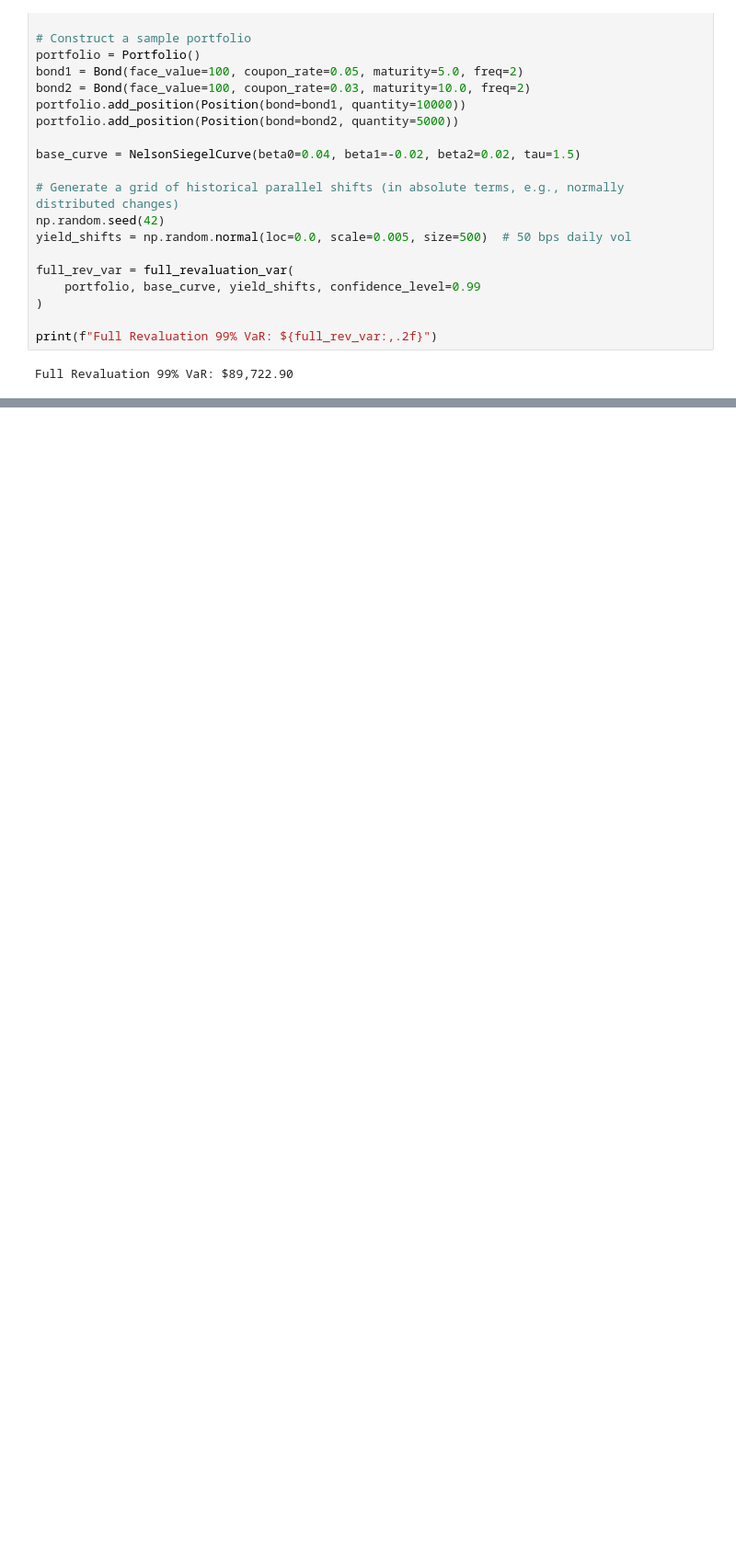
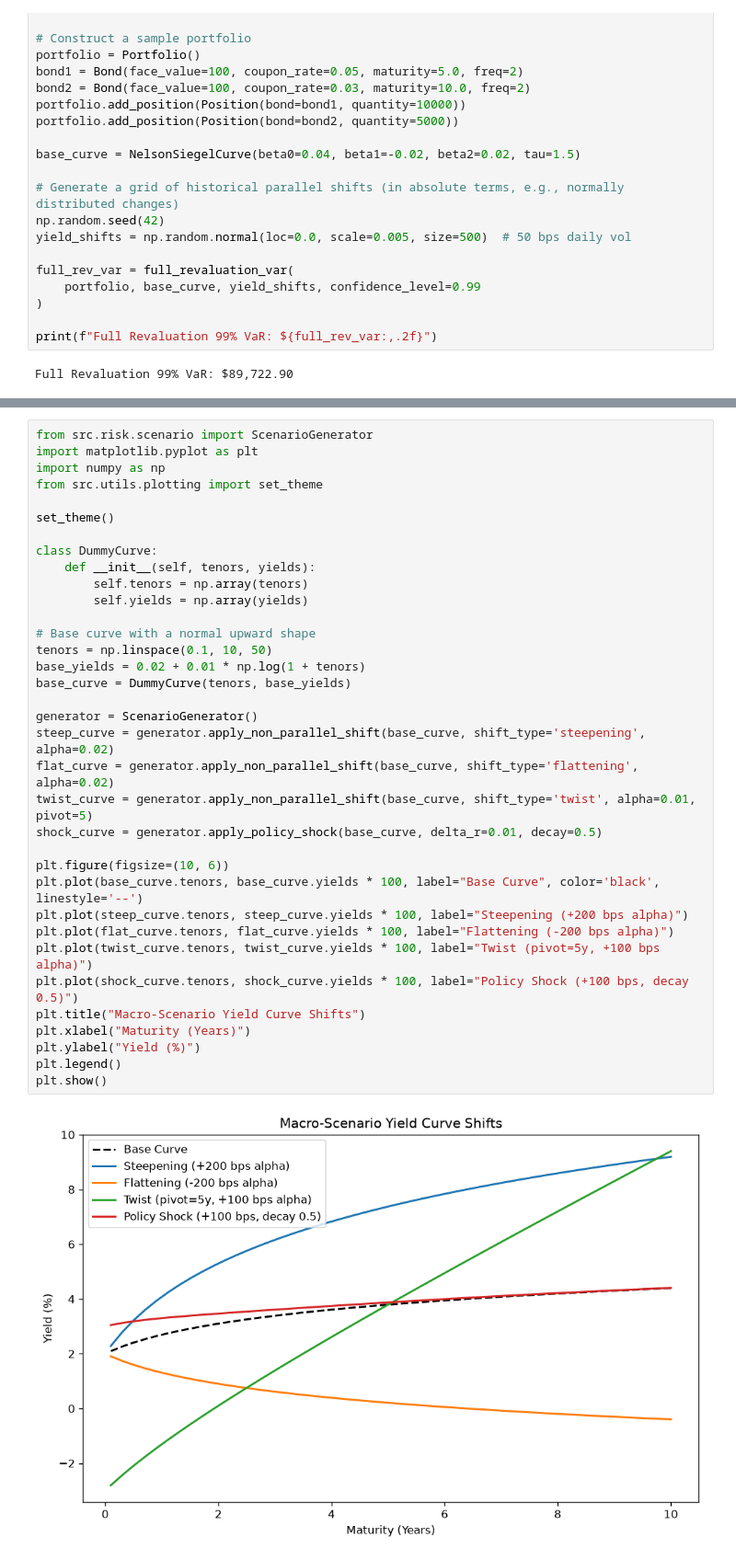
Before and after one commit to MukundAnkit/bond-modelling, a Jupyter notebook: notebooks/12-portfolio-risk-verification.ipynb, the cells around one changed output, grey strips where cells are left out. Shown at 92% size. Cells and saved outputs as stored; diff of their text form; blank space fills up the shorter version.

```diff
--- a/notebooks/12-portfolio-risk-verification.ipynb
+++ b/notebooks/12-portfolio-risk-verification.ipynb
@@ -97,0 +101,37 @@ Full Revaluation 99% VaR: $89,722.90
+# %%
+from src.risk.scenario import ScenarioGenerator
+import matplotlib.pyplot as plt
+import numpy as np
+from src.utils.plotting import set_theme
+
+set_theme()
+
+class DummyCurve:
+    def __init__(self, tenors, yields):
+        self.tenors = np.array(tenors)
+        self.yields = np.array(yields)
+
+# Base curve with a normal upward shape
+tenors = np.linspace(0.1, 10, 50)
+base_yields = 0.02 + 0.01 * np.log(1 + tenors)
+base_curve = DummyCurve(tenors, base_yields)
+
+generator = ScenarioGenerator()
+steep_curve = generator.apply_non_parallel_shift(base_curve, shift_type='steepening', alpha=0.02)
+flat_curve = generator.apply_non_parallel_shift(base_curve, shift_type='flattening', alpha=0.02)
+twist_curve = generator.apply_non_parallel_shift(base_curve, shift_type='twist', alpha=0.01, pivot=5)
+shock_curve = generator.apply_policy_shock(base_curve, delta_r=0.01, decay=0.5)
+
+plt.figure(figsize=(10, 6))
+plt.plot(base_curve.tenors, base_curve.yields * 100, label="Base Curve", color='black', linestyle='--')
+plt.plot(steep_curve.tenors, steep_curve.yields * 100, label="Steepening (+200 bps alpha)")
+plt.plot(flat_curve.tenors, flat_curve.yields * 100, label="Flattening (-200 bps alpha)")
+plt.plot(twist_curve.tenors, twist_curve.yields * 100, label="Twist (pivot=5y, +100 bps alpha)")
+plt.plot(shock_curve.tenors, shock_curve.yields * 100, label="Policy Shock (+100 bps, decay 0.5)")
+plt.title("Macro-Scenario Yield Curve Shifts")
+plt.xlabel("Maturity (Years)")
+plt.ylabel("Yield (%)")
+plt.legend()
+plt.show()
+# %% [output]
+[figure, added]
```
Also changed, not shown: parts of 1 cell of this notebook, 3 other files.
